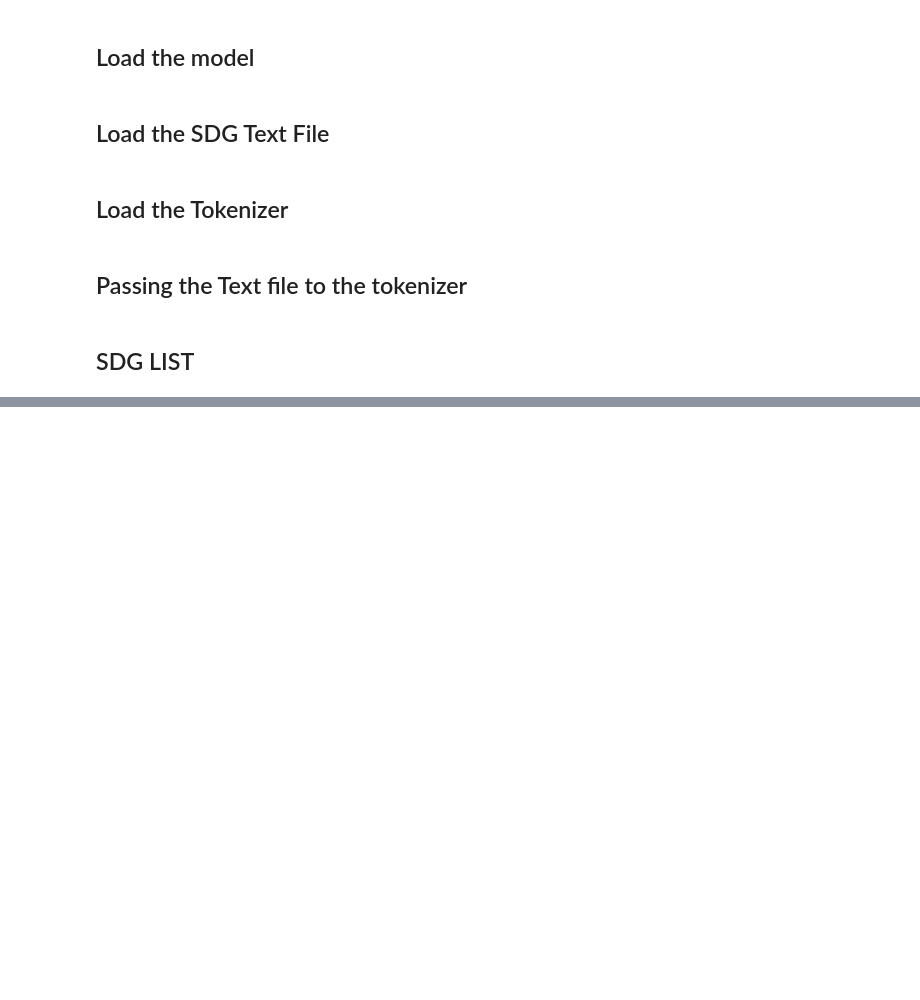
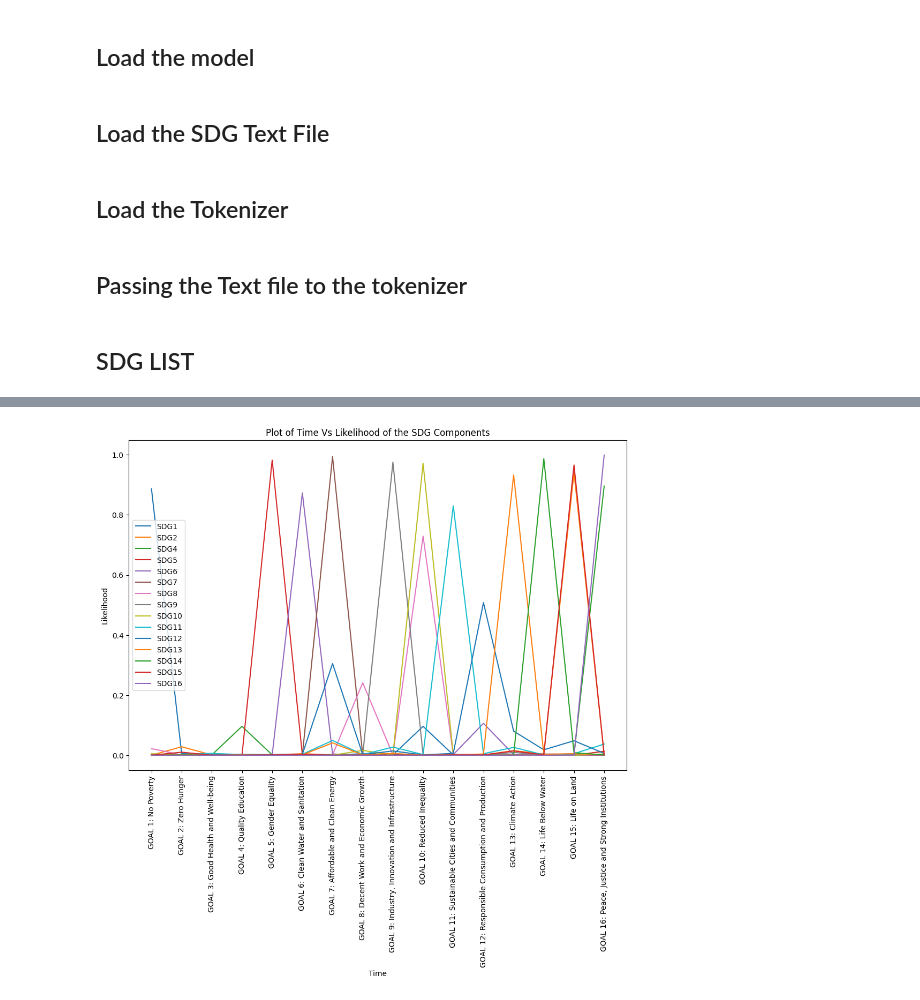
Before and after one commit to Fabchirajoul/SDG, a Jupyter notebook: SDG.ipynb, the cells around one changed output, grey strips where cells are left out. Cells and saved outputs as stored; diff of their text form; code cells hidden in the pictures; blank space fills up the shorter version.

```diff
--- a/SDG.ipynb
+++ b/SDG.ipynb
@@ -141,0 +457,19 @@ plt.gca().spines[['top', 'right',]].set_visible(False)
+# %%
+# Dictionary with label as key and percentage as value
+pred_dict = (dict(zip(label_list, predictions)))
+pred_dict2 = (dict(zip(label_list, predictions2)))
+pred_dict4 = (dict(zip(label_list, predictions4)))
+
+
+pred_dict5 = (dict(zip(label_list, predictions5)))
+pred_dict6 = (dict(zip(label_list, predictions6)))
+pred_dict7 = (dict(zip(label_list, predictions7)))
+pred_dict8 = (dict(zip(label_list, predictions8)))
+pred_dict9 = (dict(zip(label_list, predictions9)))
+pred_dict10 = (dict(zip(label_list, predictions10)))
+pred_dict11 = (dict(zip(label_list, predictions11)))
+pred_dict12 = (dict(zip(label_list, predictions12)))
+pred_dict13 = (dict(zip(label_list, predictions13)))
+pred_dict14 = (dict(zip(label_list, predictions14)))
+pred_dict15 = (dict(zip(label_list, predictions15)))
+pred_dict16 = (dict(zip(label_list, predictions16)))
@@ -141,0 +565,36 @@ plt.gca().spines[['top', 'right',]].set_visible(False)
+# %%
+import matplotlib.pyplot as plt
+
+# Increase the size of the plot
+plt.figure(figsize=(12, 8))
+
+# Plot the data
+plt.plot(combined_df['SDG01'], label='SDG1')
+plt.plot(combined_df['SDG02'], label='SDG2')
+plt.plot(combined_df['SDG04'], label='SDG4')
+plt.plot(combined_df['SDG05'], label='SDG5')
+plt.plot(combined_df['SDG06'], label='SDG6')
+plt.plot(combined_df['SDG07'], label='SDG7')
+plt.plot(combined_df['SDG08'], label='SDG8')
+plt.plot(combined_df['SDG09'], label='SDG9')
+plt.plot(combined_df['SDG10'], label='SDG10')
+plt.plot(combined_df['SDG11'], label='SDG11')
+plt.plot(combined_df['SDG12'], label='SDG12')
+plt.plot(combined_df['SDG13'], label='SDG13')
+plt.plot(combined_df['SDG14'], label='SDG14')
+plt.plot(combined_df['SDG15'], label='SDG15')
+plt.plot(combined_df['SDG16'], label='SDG16')
+
+plt.xlabel('Time')
+plt.ylabel('Likelihood')
+plt.title('Plot of Time Vs Likelihood of the SDG Components')
+
+# Rotate x labels vertically
+plt.xticks(rotation=90)
+
+plt.legend()
+
+# Show the plot
+plt.show()
+# %% [output]
+[figure, added]
```
Also changed, not shown: parts of 19 cells of this notebook.
